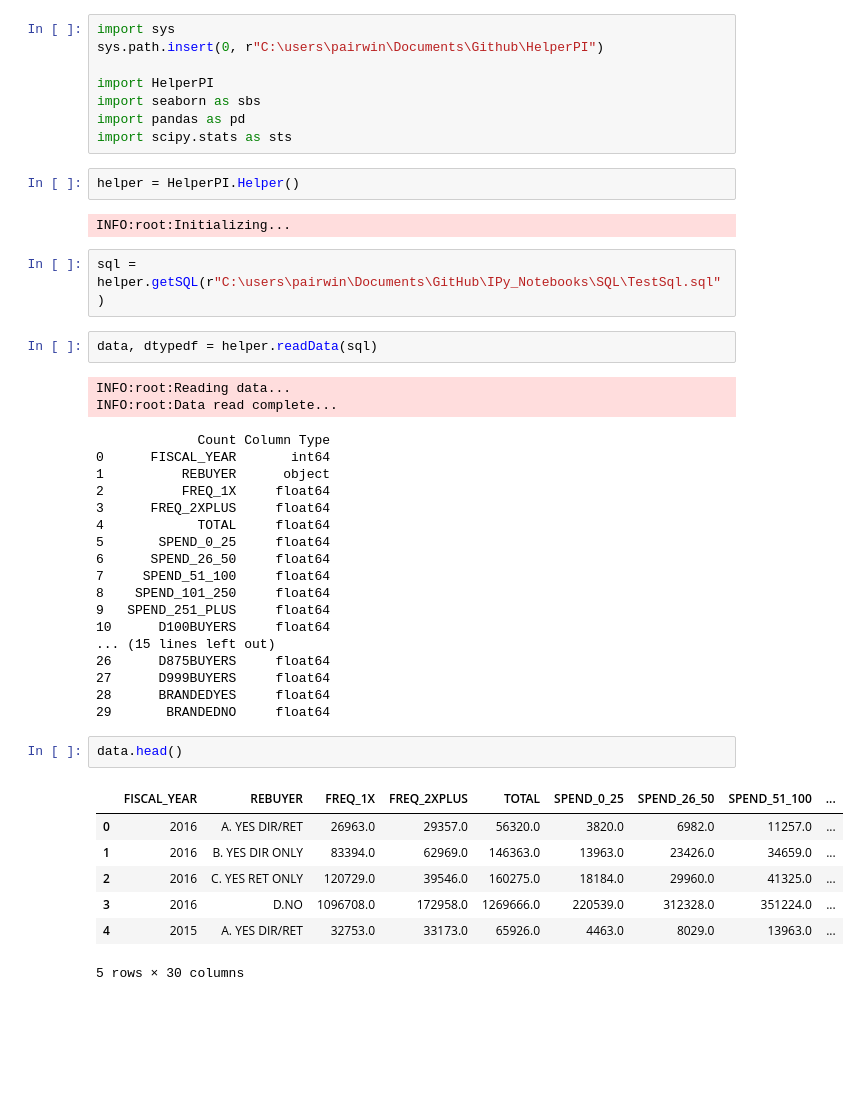
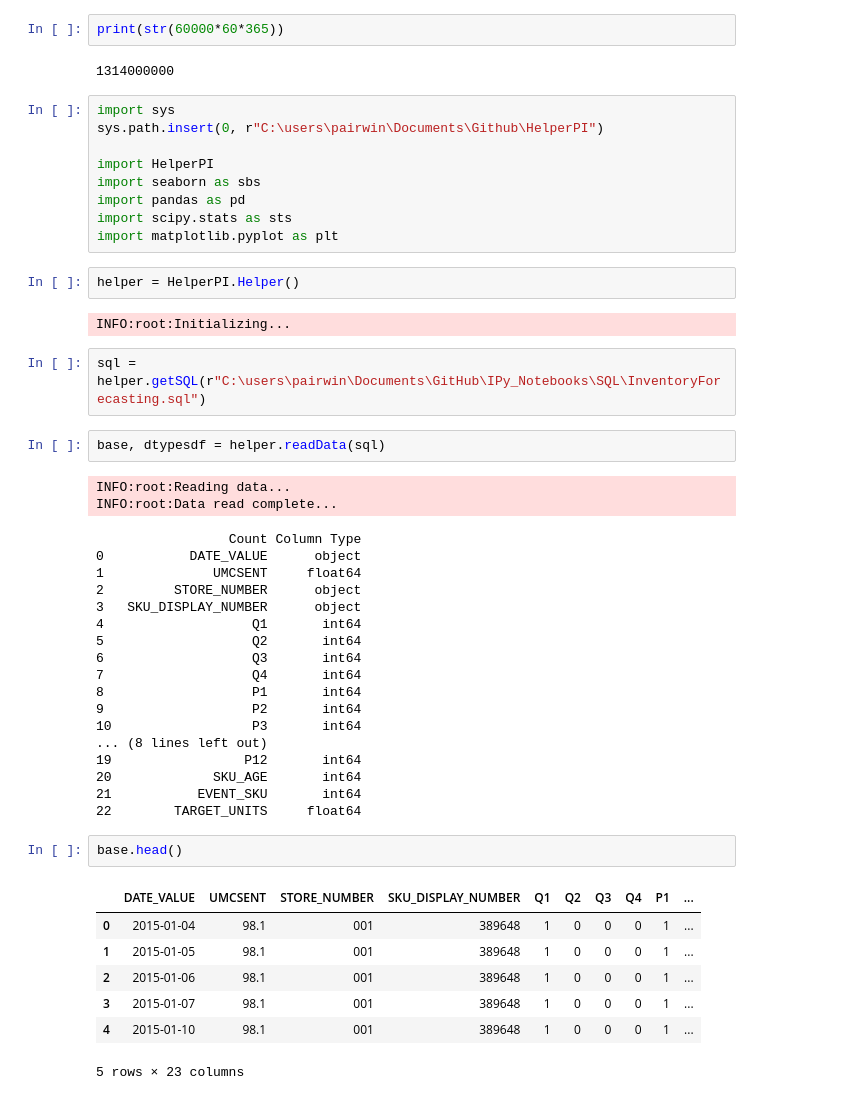
Before and after one commit to FloobtheGreat/IPy_Notebooks, a Jupyter notebook: Analyses/Inventory_Forecasting.ipynb, the cells around one changed output. Saved outputs shown, nothing was run; the diff lists cells and outputs as text; blank space fills up the shorter version.

Commit message:
Building data
and starting to explore

```diff
--- a/Analyses/Inventory_Forecasting.ipynb
+++ b/Analyses/Inventory_Forecasting.ipynb
@@ -12,3 +8,7 @@ print(str(400000*60*720))
+# %%
+print(str(60000*60*365))
+# %% [output]
+1314000000
 # %%
 import sys
 sys.path.insert(0, r"C:\users\pairwin\Documents\Github\HelperPI")
@@ -17,41 +17,42 @@ import HelperPI
 import seaborn as sbs
 import pandas as pd
 import scipy.stats as sts
+import matplotlib.pyplot as plt
 # %%
 helper = HelperPI.Helper()
 # %% [output]
 INFO:root:Initializing...
 # %%
-sql = helper.getSQL(r"C:\users\pairwin\Documents\GitHub\IPy_Notebooks\SQL\TestSql.sql")
+sql = helper.getSQL(r"C:\users\pairwin\Documents\GitHub\IPy_Notebooks\SQL\InventoryForecasting.sql")
 # %%
-data, dtypedf = helper.readData(sql)
+base, dtypesdf = helper.readData(sql)
 # %% [output]
 INFO:root:Reading data...
 INFO:root:Data read complete...
-             Count Column Type
-0      FISCAL_YEAR       int64
-1          REBUYER      object
-2          FREQ_1X     float64
-3      FREQ_2XPLUS     float64
-4            TOTAL     float64
-5       SPEND_0_25     float64
-6      SPEND_26_50     float64
-7     SPEND_51_100     float64
-8    SPEND_101_250     float64
-9   SPEND_251_PLUS     float64
-10      D100BUYERS     float64
-... (15 lines left out)
-26      D875BUYERS     float64
-27      D999BUYERS     float64
-28      BRANDEDYES     float64
-29       BRANDEDNO     float64
+                 Count Column Type
+0           DATE_VALUE      object
+1              UMCSENT     float64
+2         STORE_NUMBER      object
+3   SKU_DISPLAY_NUMBER      object
+4                   Q1       int64
+5                   Q2       int64
+6                   Q3       int64
+7                   Q4       int64
+8                   P1       int64
+9                   P2       int64
+10                  P3       int64
+... (8 lines left out)
+19                 P12       int64
+20             SKU_AGE       int64
+21           EVENT_SKU       int64
+22        TARGET_UNITS     float64
 # %%
-data.head()
+base.head()
 # %% [output]
-|  | FISCAL_YEAR | REBUYER | FREQ_1X | FREQ_2XPLUS | TOTAL | SPEND_0_25 | SPEND_26_50 | SPEND_51_100 | ... |
-| 0 | 2016 | A. YES DIR/RET | 26963.0 | 29357.0 | 56320.0 | 3820.0 | 6982.0 | 11257.0 | ... |
-| 1 | 2016 | B. YES DIR ONLY | 83394.0 | 62969.0 | 146363.0 | 13963.0 | 23426.0 | 34659.0 | ... |
-| 2 | 2016 | C. YES RET ONLY | 120729.0 | 39546.0 | 160275.0 | 18184.0 | 29960.0 | 41325.0 | ... |
-| 3 | 2016 | D.NO | 1096708.0 | 172958.0 | 1269666.0 | 220539.0 | 312328.0 | 351224.0 | ... |
-| 4 | 2015 | A. YES DIR/RET | 32753.0 | 33173.0 | 65926.0 | 4463.0 | 8029.0 | 13963.0 | ... |
+|  | DATE_VALUE | UMCSENT | STORE_NUMBER | SKU_DISPLAY_NUMBER | Q1 | Q2 | Q3 | Q4 | P1 | ... |
+| 0 | 2015-01-04 | 98.1 | 001 | 389648 | 1 | 0 | 0 | 0 | 1 | ... |
+| 1 | 2015-01-05 | 98.1 | 001 | 389648 | 1 | 0 | 0 | 0 | 1 | ... |
+| 2 | 2015-01-06 | 98.1 | 001 | 389648 | 1 | 0 | 0 | 0 | 1 | ... |
+| 3 | 2015-01-07 | 98.1 | 001 | 389648 | 1 | 0 | 0 | 0 | 1 | ... |
+| 4 | 2015-01-10 | 98.1 | 001 | 389648 | 1 | 0 | 0 | 0 | 1 | ... |
-5 rows × 30 columns
+5 rows × 23 columns
```
Also changed, not shown: parts of 4 cells of this notebook, 1 other file.
